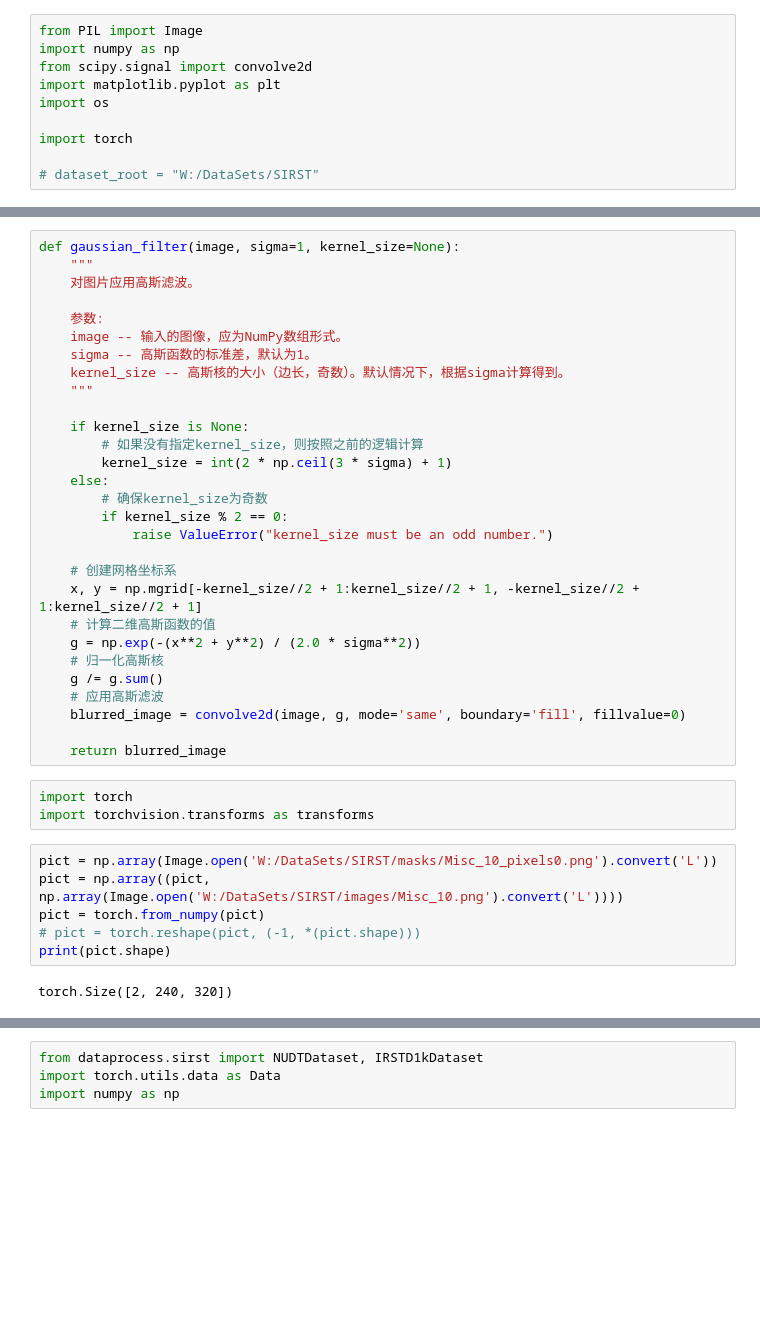
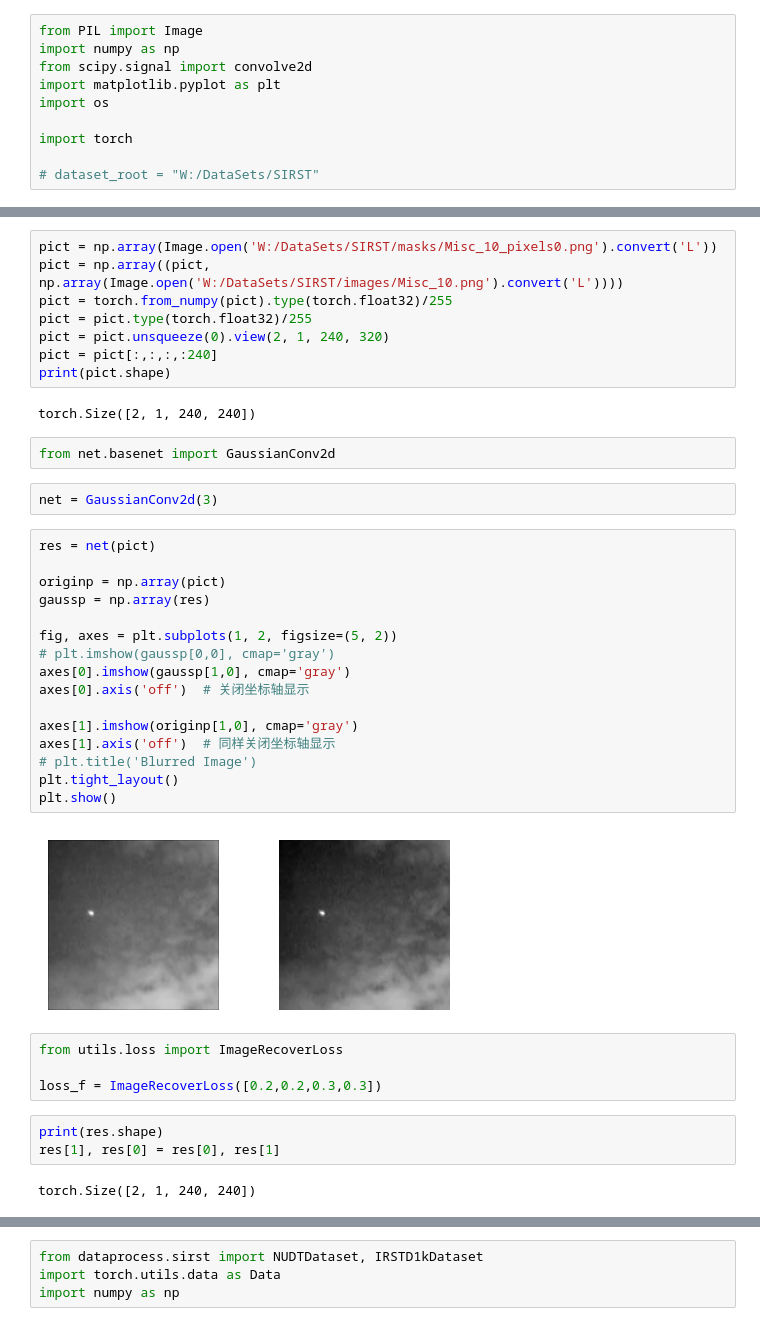
Before and after one commit to HaoranShivs/infraredDimTargetDetection, a Jupyter notebook: infraredDimPictureProcess1.ipynb, the cells around one changed output, grey strips where cells are left out. Drawn from its saved outputs; the diff is of its cells as text; blank space fills up the shorter version.

```diff
--- a/infraredDimPictureProcess1.ipynb
+++ b/infraredDimPictureProcess1.ipynb
@@ -67,40 +11,41 @@ blurred_image = convolve2d(pict, g, mode='same', boundary='fill', fillvalue=0)
-# %%
-def gaussian_filter(image, sigma=1, kernel_size=None):
-    """
-    对图片应用高斯滤波。
-
-    参数:
-    image -- 输入的图像，应为NumPy数组形式。
-    sigma -- 高斯函数的标准差，默认为1。
-    kernel_size -- 高斯核的大小（边长，奇数）。默认情况下，根据sigma计算得到。
-    """
-
-    if kernel_size is None:
-        # 如果没有指定kernel_size，则按照之前的逻辑计算
-        kernel_size = int(2 * np.ceil(3 * sigma) + 1)
-    else:
-        # 确保kernel_size为奇数
-        if kernel_size % 2 == 0:
-            raise ValueError("kernel_size must be an odd number.")
-
-    # 创建网格坐标系
-    x, y = np.mgrid[-kernel_size//2 + 1:kernel_size//2 + 1, -kernel_size//2 + 1:kernel_size//2 + 1]
-    # 计算二维高斯函数的值
-    g = np.exp(-(x**2 + y**2) / (2.0 * sigma**2))
-    # 归一化高斯核
-    g /= g.sum()
-    # 应用高斯滤波
-    blurred_image = convolve2d(image, g, mode='same', boundary='fill', fillvalue=0)
-
-    return blurred_image
-# %%
-import torch
-import torchvision.transforms as transforms
 # %%
 pict = np.array(Image.open('W:/DataSets/SIRST/masks/Misc_10_pixels0.png').convert('L'))
 pict = np.array((pict, np.array(Image.open('W:/DataSets/SIRST/images/Misc_10.png').convert('L'))))
-pict = torch.from_numpy(pict)
-# pict = torch.reshape(pict, (-1, *(pict.shape)))
+pict = torch.from_numpy(pict).type(torch.float32)/255
+pict = pict.type(torch.float32)/255
+pict = pict.unsqueeze(0).view(2, 1, 240, 320)
+pict = pict[:,:,:,:240]
 print(pict.shape)
 # %% [output]
-torch.Size([2, 240, 320])
+torch.Size([2, 1, 240, 240])
+# %%
+from net.basenet import GaussianConv2d
+# %%
+net = GaussianConv2d(3)
+# %%
+res = net(pict)
+
+originp = np.array(pict)
+gaussp = np.array(res)
+
+fig, axes = plt.subplots(1, 2, figsize=(5, 2))
+# plt.imshow(gaussp[0,0], cmap='gray')
+axes[0].imshow(gaussp[1,0], cmap='gray')
+axes[0].axis('off')  # 关闭坐标轴显示
+
+axes[1].imshow(originp[1,0], cmap='gray')
+axes[1].axis('off')  # 同样关闭坐标轴显示
+# plt.title('Blurred Image')
+plt.tight_layout()
+plt.show()
+# %% [output]
+[figure, added]
+# %%
+from utils.loss import ImageRecoverLoss
+
+loss_f = ImageRecoverLoss([0.2,0.2,0.3,0.3])
+# %%
+print(res.shape)
+res[1], res[0] = res[0], res[1]
+# %% [output]
+torch.Size([2, 1, 240, 240])
```
Also changed, not shown: parts of 11 cells of this notebook, 6 other files.
